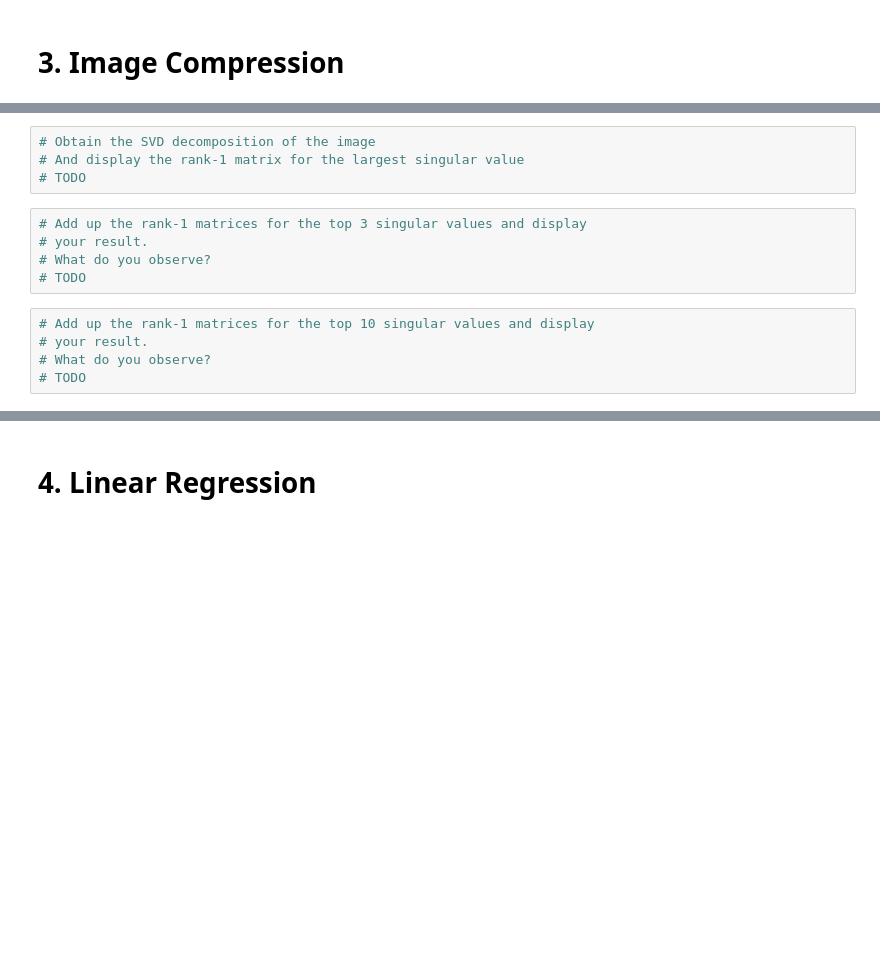
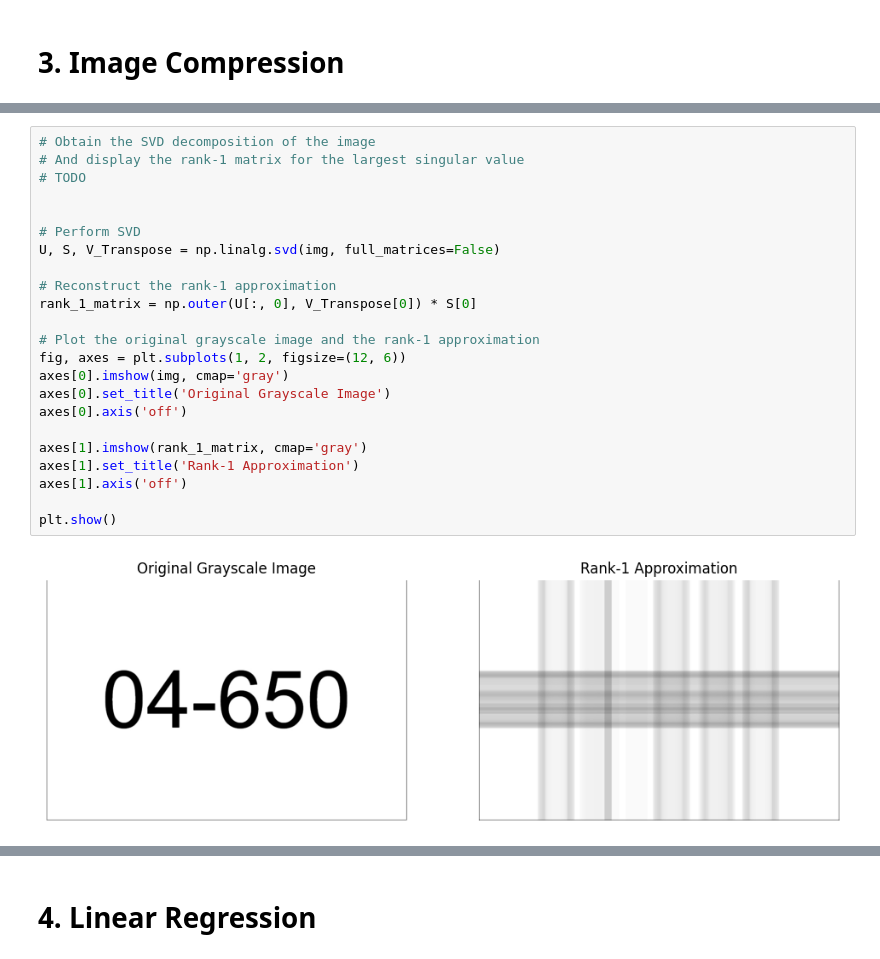
Before and after one commit to kkipngenokoech/MathsRequiredForAI, a Jupyter notebook: latex/HW3/mfound_hw3.ipynb, the cells around one changed output, grey strips where cells are left out. Cells and saved outputs as stored; diff of their text form; blank space fills up the shorter version.

```diff
--- a/latex/HW3/mfound_hw3.ipynb
+++ b/latex/HW3/mfound_hw3.ipynb
@@ -119,14 +137,25 @@ plt.xticks([]); plt.yticks([]);
-# %%
-# Obtain the SVD decomposition of the image
-# And display the rank-1 matrix for the largest singular value
-# TODO
-# %%
-# Add up the rank-1 matrices for the top 3 singular values and display
-# your result.
-# What do you observe?
-# TODO
-# %%
-# Add up the rank-1 matrices for the top 10 singular values and display
-# your result.
-# What do you observe?
-# TODO
+# %%
+# Obtain the SVD decomposition of the image
+# And display the rank-1 matrix for the largest singular value
+# TODO
+
+
+# Perform SVD
+U, S, V_Transpose = np.linalg.svd(img, full_matrices=False)
+
+# Reconstruct the rank-1 approximation
+rank_1_matrix = np.outer(U[:, 0], V_Transpose[0]) * S[0]
+
+# Plot the original grayscale image and the rank-1 approximation
+fig, axes = plt.subplots(1, 2, figsize=(12, 6))
+axes[0].imshow(img, cmap='gray')
+axes[0].set_title('Original Grayscale Image')
+axes[0].axis('off')
+
+axes[1].imshow(rank_1_matrix, cmap='gray')
+axes[1].set_title('Rank-1 Approximation')
+axes[1].axis('off')
+
+plt.show()
+# %% [output]
+[figure, added]
```
Also changed, not shown: parts of 11 cells of this notebook, 10 other files.
